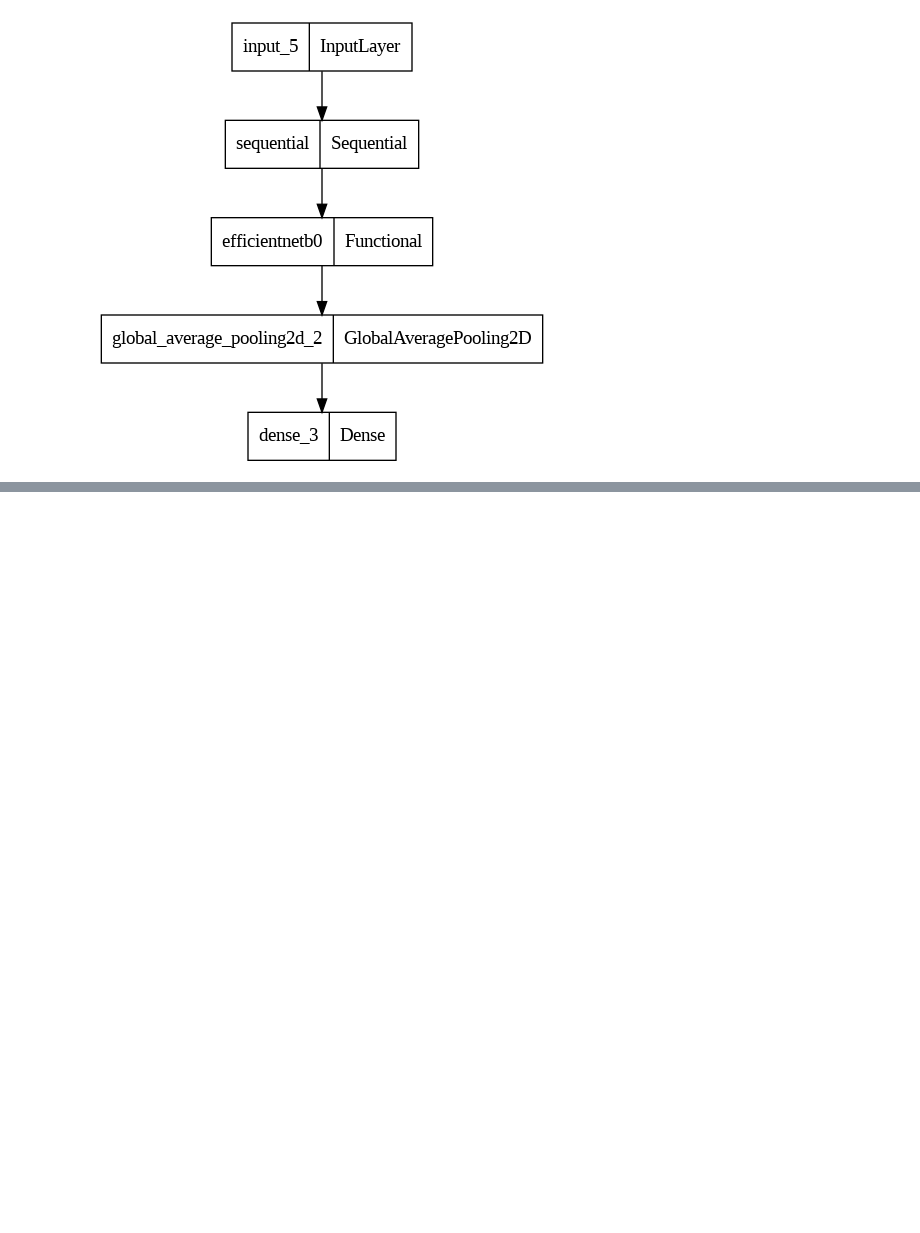
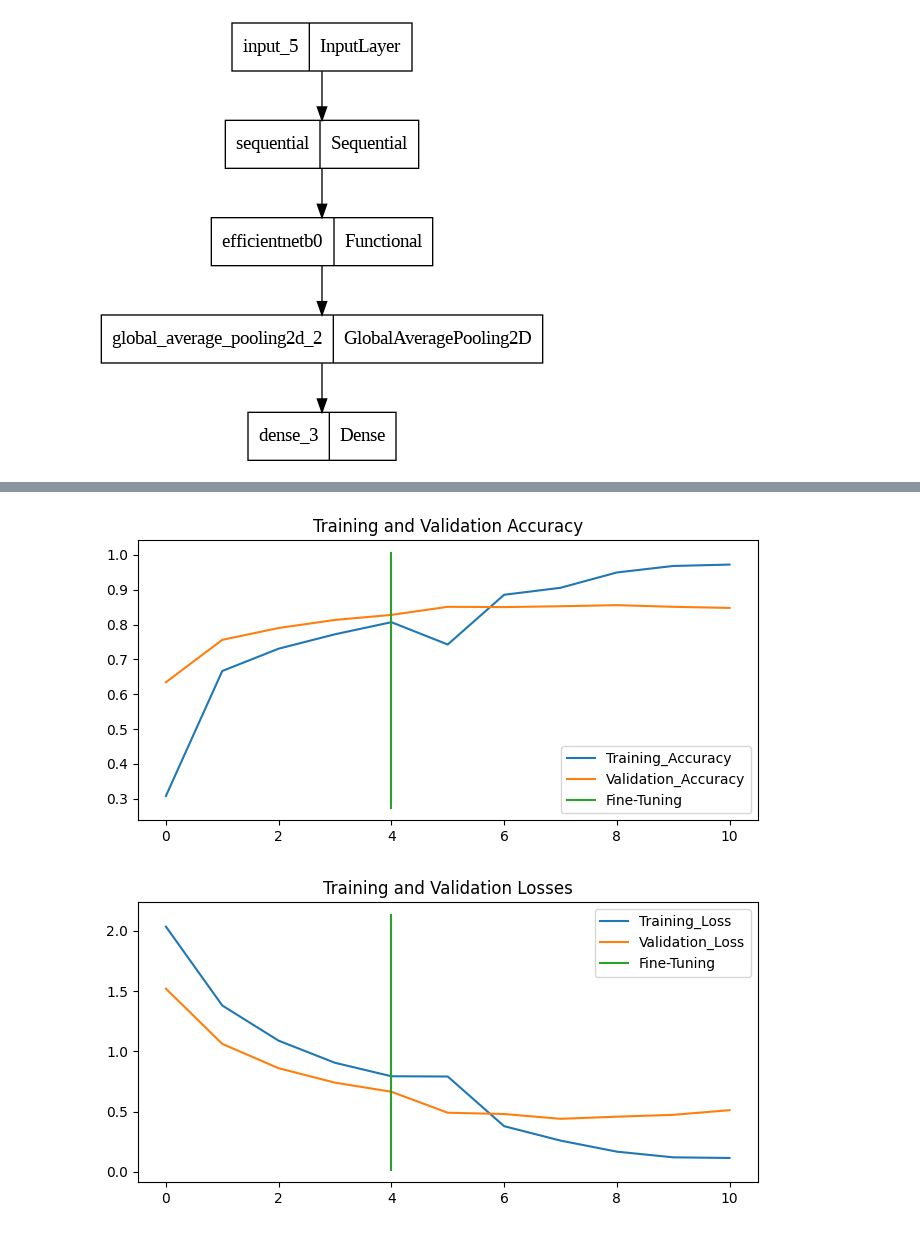
Before and after one commit to SajjaPremsai/TensorFlow, a Jupyter notebook: FineTuning.ipynb, the cells around one changed output, grey strips where cells are left out. Cells and saved outputs as stored; diff of their text form; code cells hidden in the pictures; blank space fills up the shorter version.

```diff
--- a/FineTuning.ipynb
+++ b/FineTuning.ipynb
@@ -599,0 +728,38 @@ plot_loss_curves(model_history)
+# %%
+def compare_the_results(original_result,new_result,initial_epoch=5):
+  """
+    This Function compares the results of two models before and
+    after finetuning a model
+  """
+
+  acc = original_result.history["accuracy"]
+  loss = original_result.history['loss']
+  val_loss = original_result.history['val_loss']
+  val_accuracy = original_result.history['val_accuracy']
+
+  total_acc = acc + new_result.history["accuracy"]
+  total_loss = loss + new_result.history["loss"]
+  total_val_loss = val_loss + new_result.history["val_loss"]
+  total_val_accuracy = val_accuracy + new_result.history["val_accuracy"]
+
+  plt.figure(figsize=(8,8))
+  plt.subplot(2,1,1)
+  plt.plot(total_acc,label="Training_Accuracy")
+  plt.plot(total_val_accuracy,label="Validation_Accuracy")
+  plt.plot([initial_epoch-1,initial_epoch-1],plt.ylim(),label="Fine-Tuning")
+  plt.legend(loc="lower right")
+  plt.title("Training and Validation Accuracy")
+
+  plt.figure(figsize=(8,8))
+  plt.subplot(2,1,2)
+  plt.plot(total_loss,label="Training_Loss")
+  plt.plot(total_val_loss,label="Validation_Loss")
+  plt.plot([initial_epoch-1,initial_epoch-1],plt.ylim(),label="Fine-Tuning")
+  plt.legend(loc="upper right")
+  plt.title("Training and Validation Losses")
+# %%
+compare_the_results(original_result=model_history,
+                    new_result=fine_tune_history)
+# %% [output]
+[figure, added]
+[figure, added]
```
Also changed, not shown: parts of 49 cells of this notebook.
